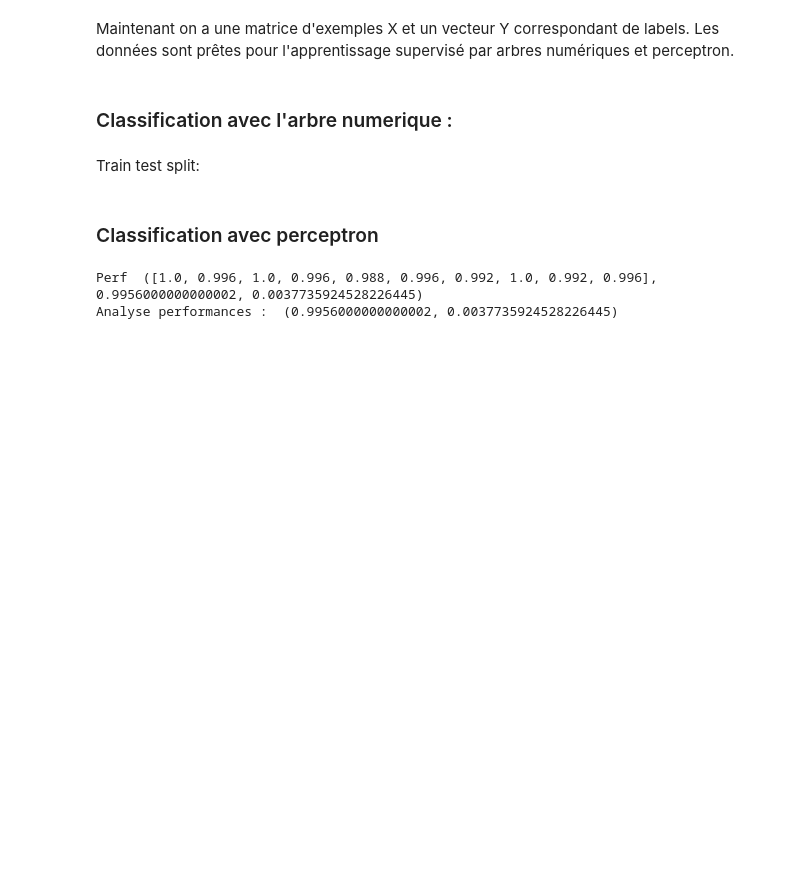
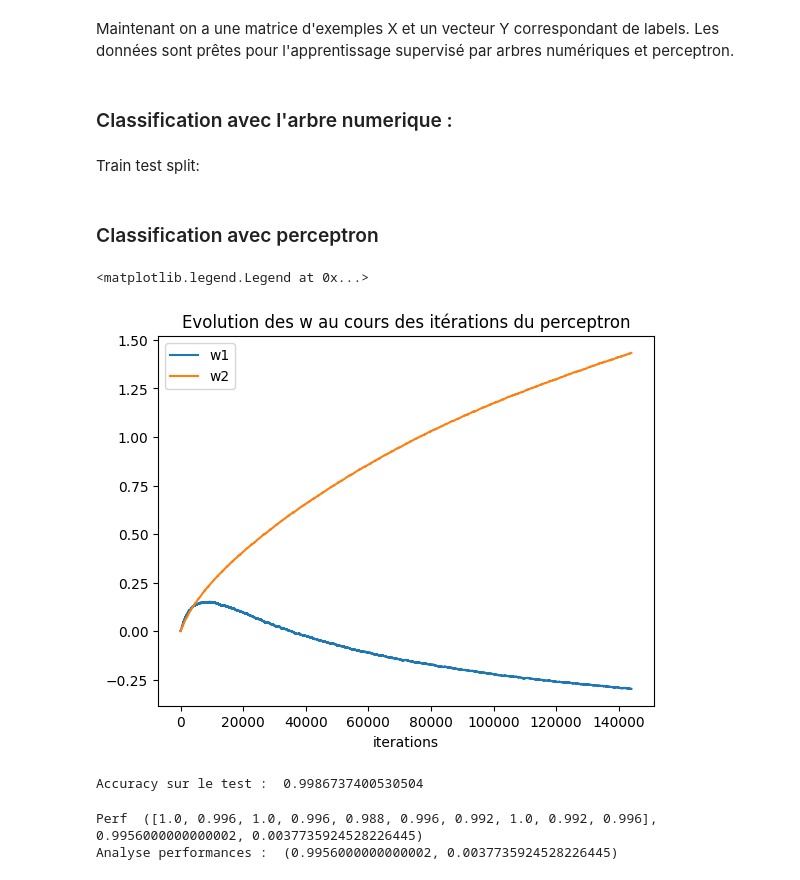
Before and after one commit to iLykTurtlz/MLAlgorithms3, a Jupyter notebook: Projet2/projet-2.ipynb, the cells around one changed output. Saved outputs shown, nothing was run; the diff lists cells and outputs as text; code cells hidden in the pictures; blank space fills up the shorter version.

Commit message:
Ajout sur le perceptron problématique de veg ani

```diff
--- a/Projet2/projet-2.ipynb
+++ b/Projet2/projet-2.ipynb
@@ -711,4 +708,37 @@ gtree = gv.Digraph(format='png')
 decision_tree.affiche(gtree)
 # %% [markdown]
 ### Classification avec perceptron
+# %%
+#parametre du perceptron :
+dim = 16
+eps = 1e-3    # learning rate
+poids_0 = True   # valeur initiale des poids à 0
+# %%
+perceptron1 = cl.ClassifierPerceptronBiais(dim, eps, poids_0)
+
+les_differences = perceptron1.train(Xtrain, Ytrain, 100, 0.001)
+
+# récupération de l'évolution des w au cours de l'apprentissage
+# perceptron initialisé à 0
+# si allw est sous forme de liste de couples [w1, w2], on doit la convertir en np.array pour la suite:
+allw = np.array(perceptron1.get_allw())
+
+# Tracé de l'évolution des w:
+plt.figure()
+plt.plot(allw[:,0]) # première coordonnée du vecteur poids: w1
+plt.plot(allw[:,1]) # deuxième coordonnée du vecteur poids: w2
+plt.title('Evolution des w au cours des itérations du perceptron')
+plt.xlabel('iterations')
+plt.legend(['w1','w2'])
+
+# Sauvegarde de la figure obtenue (décommenter la ligne ci-dessous):
+#plt.savefig('out/cvg.png')
+# %% [output]
+<matplotlib.legend.Legend at 0x...>
+[figure, added]
+# %%
+test_accuracy = perceptron1.accuracy(Xtest, Ytest)
+print("Accuracy sur le test : ", test_accuracy)
+# %% [output]
+Accuracy sur le test :  0.9986737400530504
 # %%
```
Also changed, not shown: parts of 6 cells of this notebook.
